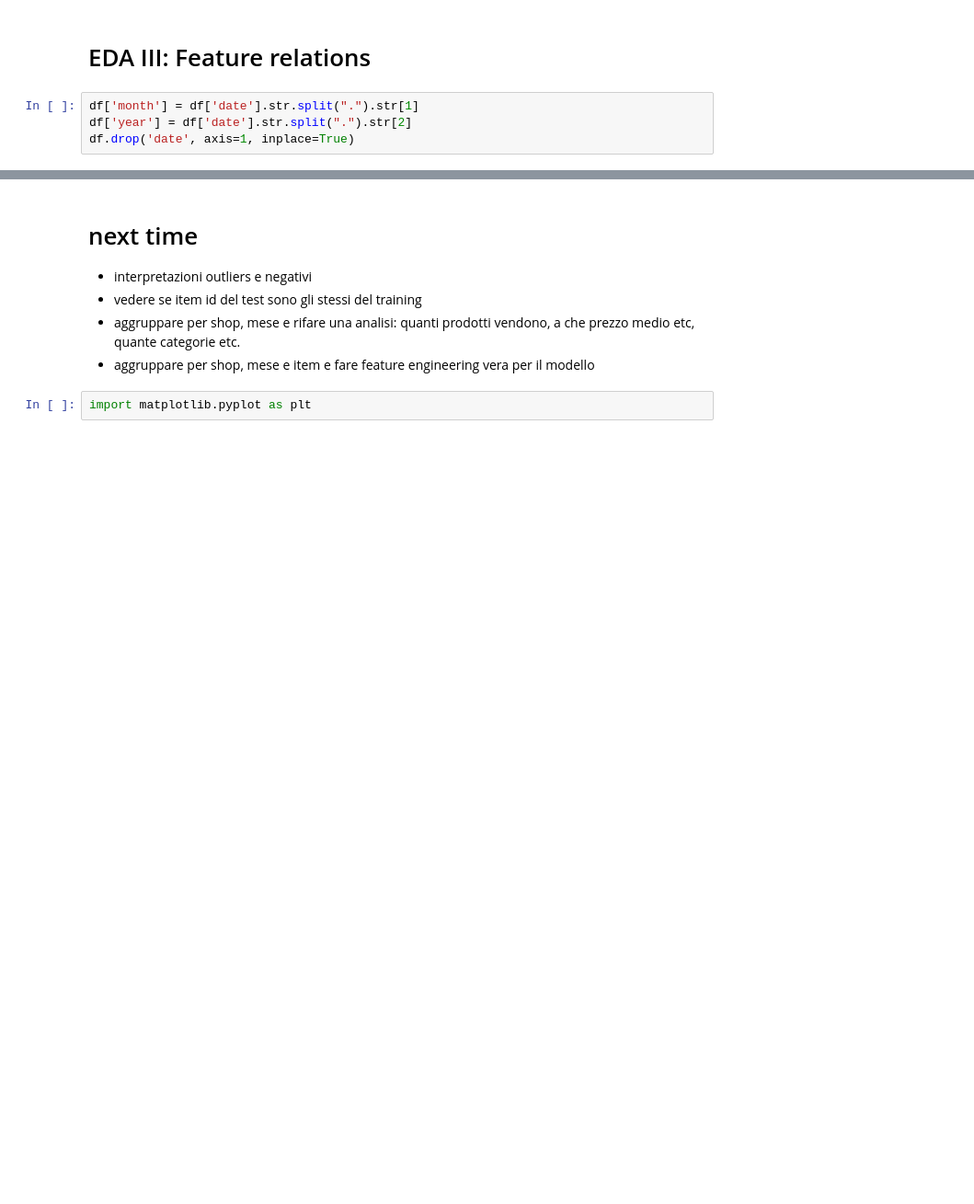
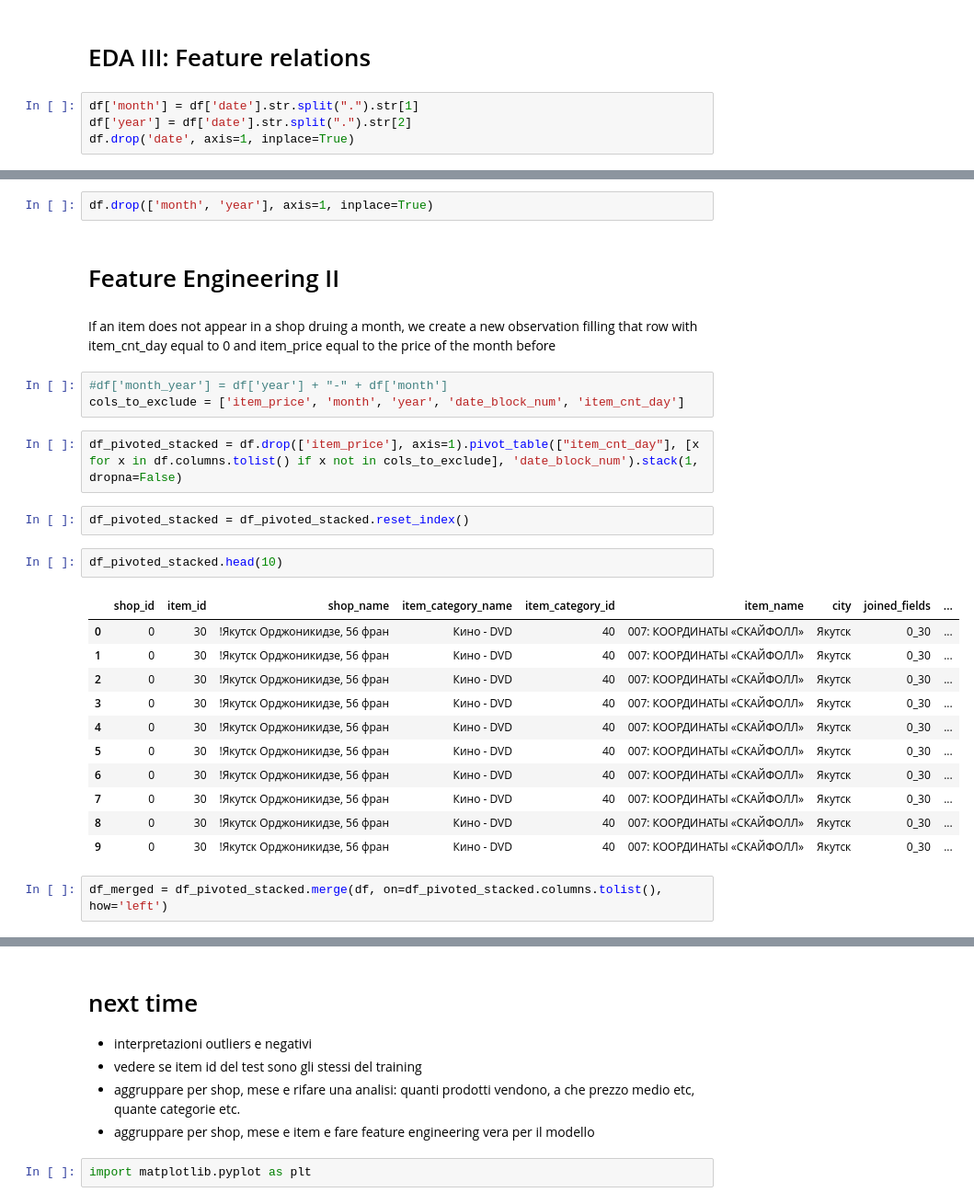
Before and after one commit to AlessandroBiagi/DataScienceProjects, a Jupyter notebook: Future_Sales/Predict_Future_Sales.ipynb, the cells around one changed output, grey strips where cells are left out. Shown at 92% size. Drawn from its saved outputs; the diff is of its cells as text; blank space fills up the shorter version.

Commit message:
Added Feature Engineering II

```diff
--- a/Future_Sales/Predict_Future_Sales.ipynb
+++ b/Future_Sales/Predict_Future_Sales.ipynb
@@ -354,0 +357,29 @@ df = df.groupby([x for x in df.columns.tolist() if x not in cols_to_exclude], as
+# %%
+df.drop(['month', 'year'], axis=1, inplace=True)
+# %% [markdown]
+# Feature Engineering II
+# %% [markdown]
+If an item does not appear in a shop druing a month, we create a new observation filling that row with item_cnt_day equal to 0 and item_price equal to the price of the month before
+# %%
+#df['month_year'] = df['year'] + "-" + df['month']
+cols_to_exclude = ['item_price', 'month', 'year', 'date_block_num', 'item_cnt_day']
+# %%
+df_pivoted_stacked = df.drop(['item_price'], axis=1).pivot_table(["item_cnt_day"], [x for x in df.columns.tolist() if x not in cols_to_exclude], 'date_block_num').stack(1, dropna=False)
+# %%
+df_pivoted_stacked = df_pivoted_stacked.reset_index()
+# %%
+df_pivoted_stacked.head(10)
+# %% [output]
+|  | shop_id | item_id | shop_name | item_category_name | item_category_id | item_name | city | joined_fields | ... |
+| 0 | 0 | 30 | !Якутск Орджоникидзе, 56 фран | Кино - DVD | 40 | 007: КООРДИНАТЫ «СКАЙФОЛЛ» | Якутск | 0_30 | ... |
+| 1 | 0 | 30 | !Якутск Орджоникидзе, 56 фран | Кино - DVD | 40 | 007: КООРДИНАТЫ «СКАЙФОЛЛ» | Якутск | 0_30 | ... |
+| 2 | 0 | 30 | !Якутск Орджоникидзе, 56 фран | Кино - DVD | 40 | 007: КООРДИНАТЫ «СКАЙФОЛЛ» | Якутск | 0_30 | ... |
+| 3 | 0 | 30 | !Якутск Орджоникидзе, 56 фран | Кино - DVD | 40 | 007: КООРДИНАТЫ «СКАЙФОЛЛ» | Якутск | 0_30 | ... |
+| 4 | 0 | 30 | !Якутск Орджоникидзе, 56 фран | Кино - DVD | 40 | 007: КООРДИНАТЫ «СКАЙФОЛЛ» | Якутск | 0_30 | ... |
+| 5 | 0 | 30 | !Якутск Орджоникидзе, 56 фран | Кино - DVD | 40 | 007: КООРДИНАТЫ «СКАЙФОЛЛ» | Якутск | 0_30 | ... |
+| 6 | 0 | 30 | !Якутск Орджоникидзе, 56 фран | Кино - DVD | 40 | 007: КООРДИНАТЫ «СКАЙФОЛЛ» | Якутск | 0_30 | ... |
+| 7 | 0 | 30 | !Якутск Орджоникидзе, 56 фран | Кино - DVD | 40 | 007: КООРДИНАТЫ «СКАЙФОЛЛ» | Якутск | 0_30 | ... |
+| 8 | 0 | 30 | !Якутск Орджоникидзе, 56 фран | Кино - DVD | 40 | 007: КООРДИНАТЫ «СКАЙФОЛЛ» | Якутск | 0_30 | ... |
+| 9 | 0 | 30 | !Якутск Орджоникидзе, 56 фран | Кино - DVD | 40 | 007: КООРДИНАТЫ «СКАЙФОЛЛ» | Якутск | 0_30 | ... |
+# %%
+df_merged = df_pivoted_stacked.merge(df, on=df_pivoted_stacked.columns.tolist(), how='left')
```
Also changed, not shown: parts of 16 cells of this notebook, 3 other files.
